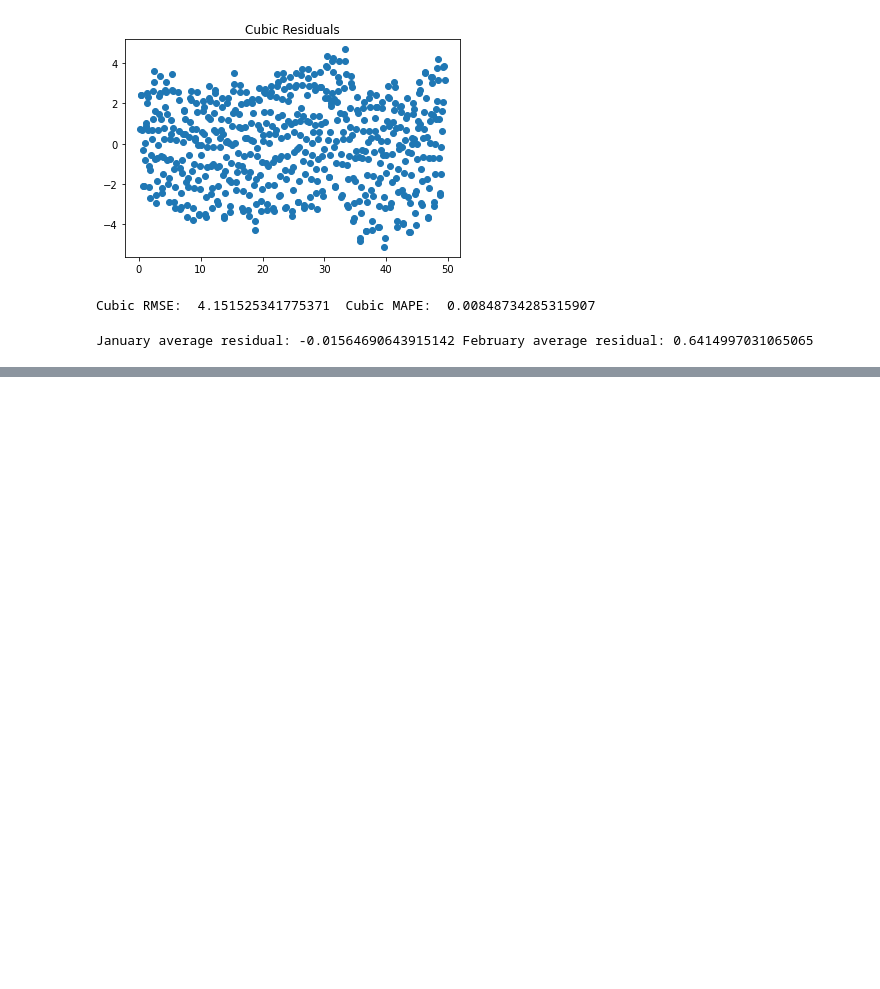
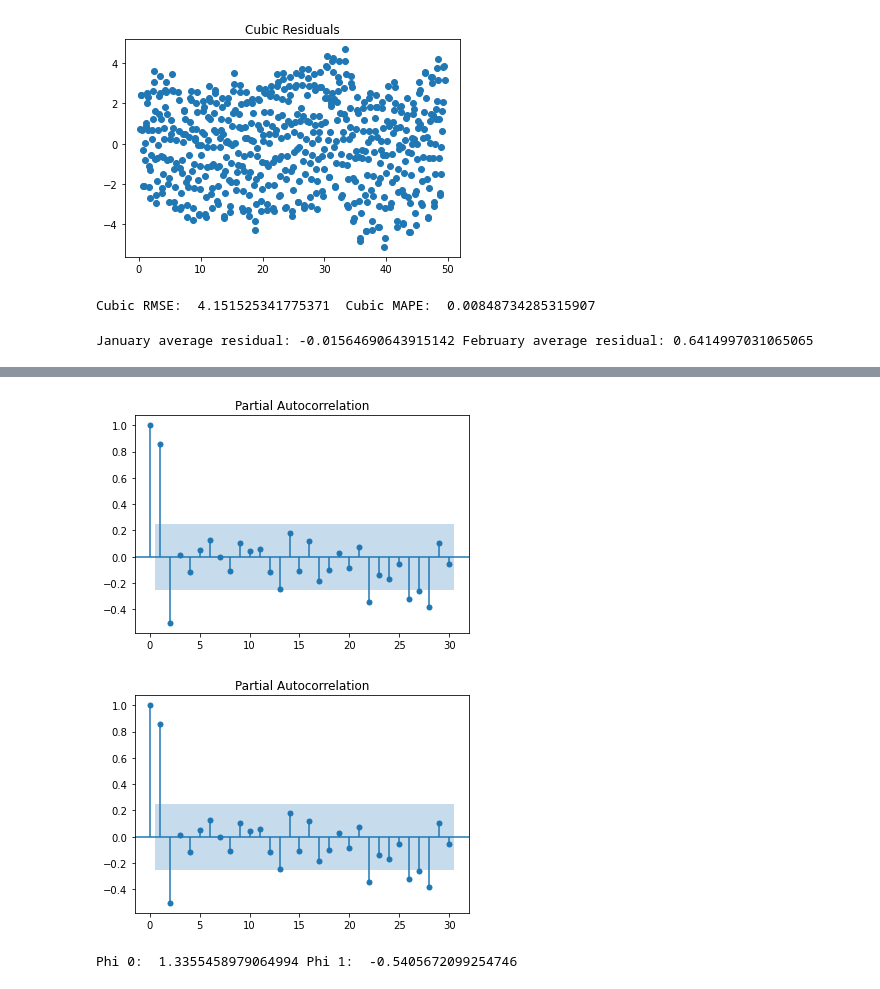
Before and after one commit to jaseidel/MITx_Analytics_Time_Series, a Jupyter notebook: Project_4.ipynb, the cells around one changed output, grey strips where cells are left out. Saved outputs shown, nothing was run; the diff lists cells and outputs as text; code cells hidden in the pictures; blank space fills up the shorter version.

```diff
--- a/Project_4.ipynb
+++ b/Project_4.ipynb
@@ -163,0 +257,15 @@ January average residual: -0.01564690643915142 February average residual: 0.6414
+# %%
+#Plot the Partial Autocorrelation Function of the detrended residuals
+#Below we find the first two terms are significant, but those beyond that only show small amounts of noise
+sm.graphics.tsa.plot_pacf(Residuals_cpi.squeeze(), lags=30)
+# %% [output]
+[figure, added]
+[figure, added]
+# %%
+#Fit a 2 degree autoregressive model on the residual CPI data
+auto_reg_detrend = AutoReg(Residuals_cpi, lags=2, trend='n', old_names=False).fit()
+
+#Print the fitted AR model parameters
+print('Phi 0: ', auto_reg_detrend.params[0], 'Phi 1: ',  auto_reg_detrend.params[1])
+# %% [output]
+Phi 0:  1.3355458979064994 Phi 1:  -0.5405672099254746
```
Also changed, not shown: parts of 13 cells of this notebook.
